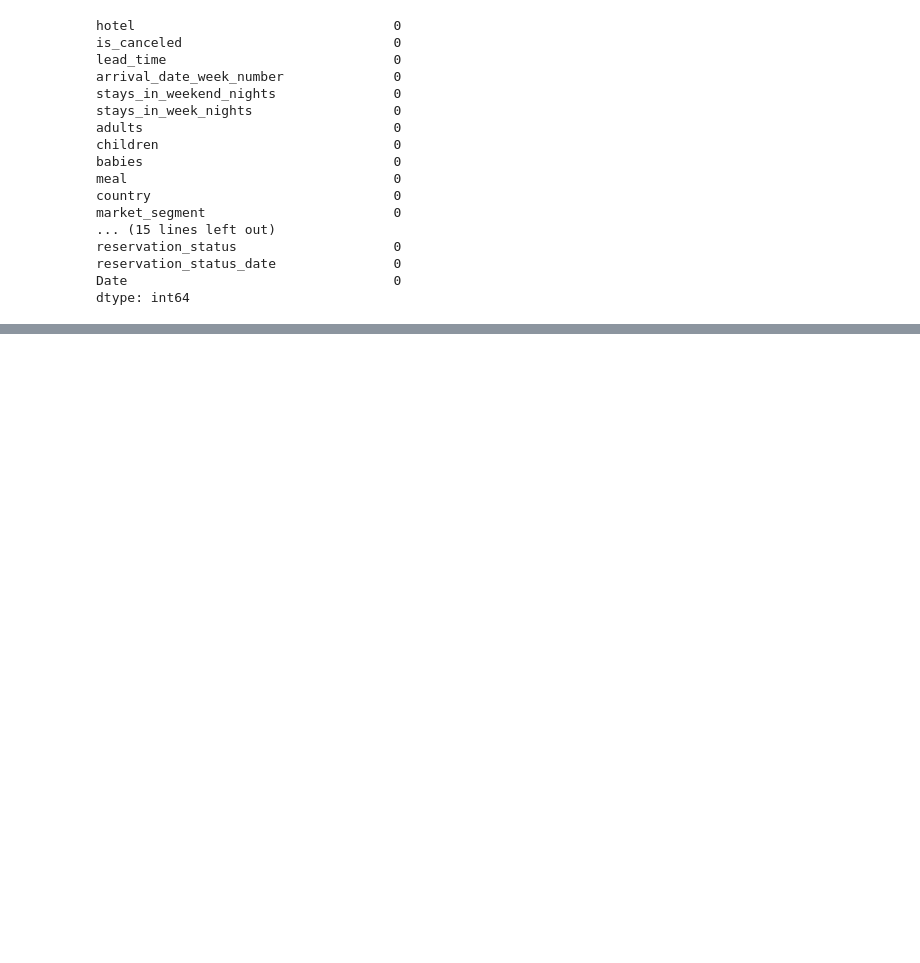
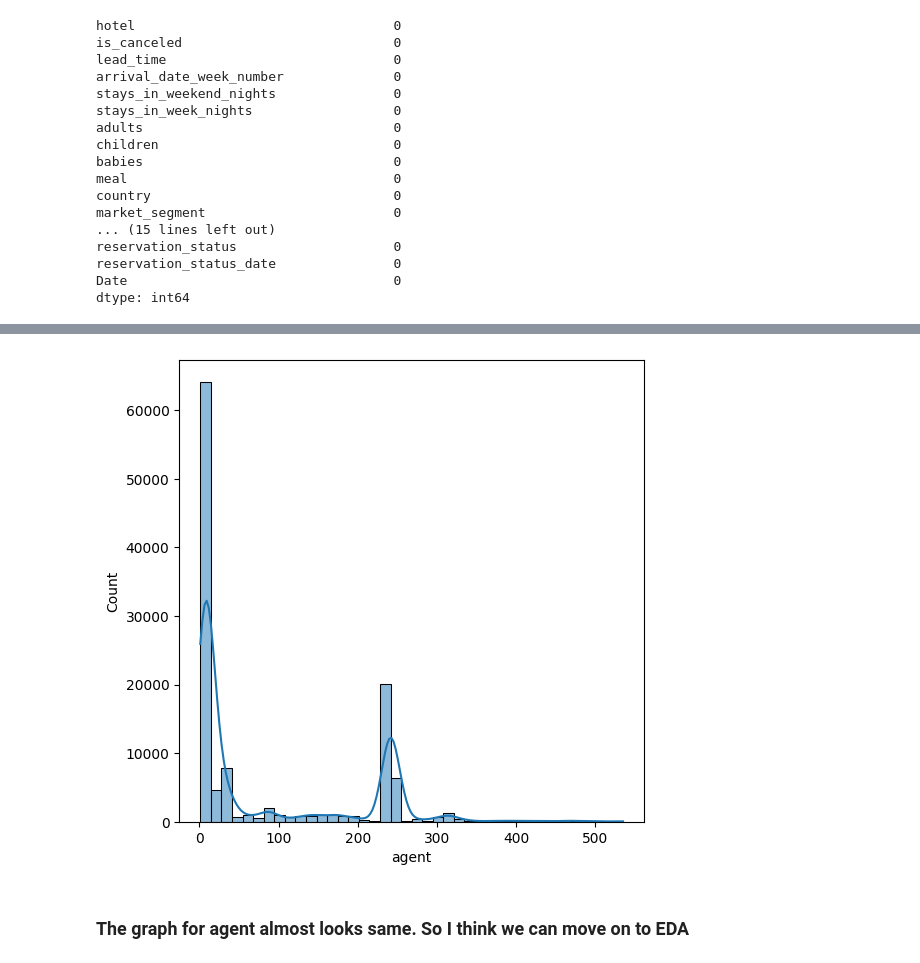
Before and after one commit to vamsi4476/Data-Cleaning-Practise, a Jupyter notebook: 1-Data-Importation.ipynb, the cells around one changed output, grey strips where cells are left out. Cells and saved outputs as stored; diff of their text form; code cells hidden in the pictures; blank space fills up the shorter version.

```diff
--- a/1-Data-Importation.ipynb
+++ b/1-Data-Importation.ipynb
@@ -399,0 +475,10 @@ dtype: int64
+# %%
+''' I was checking if Agent column depends on any other columns. But that doesn't seem to be the case as we looked in correlation graph.
+So I am thinking of randomly distributing the values in to missing agents from a group of most occured agents'''
+
+
+# I have chosen top 10 agents as our group
+
+top_agent_list=[9,240,1,14,7,6,250,241,28,8]
+
+hotels_data_v1['agent'] = hotels_data_v1['agent'].apply(lambda x: np.random.choice(top_agent_list) if pd.isnull(x) else x)
@@ -399,0 +489,8 @@ dtype: int64
+# %%
+plt.figure(figsize=(6,6))
+sns.histplot(hotels_data_v1['agent'],bins=40,kde=True)
+plt.show()
+# %% [output]
+[figure, added]
+# %% [markdown]
+<h3>The graph for agent almost looks same. So I think we can move on to EDA
```
Also changed, not shown: parts of 21 cells of this notebook, 2 other files.
